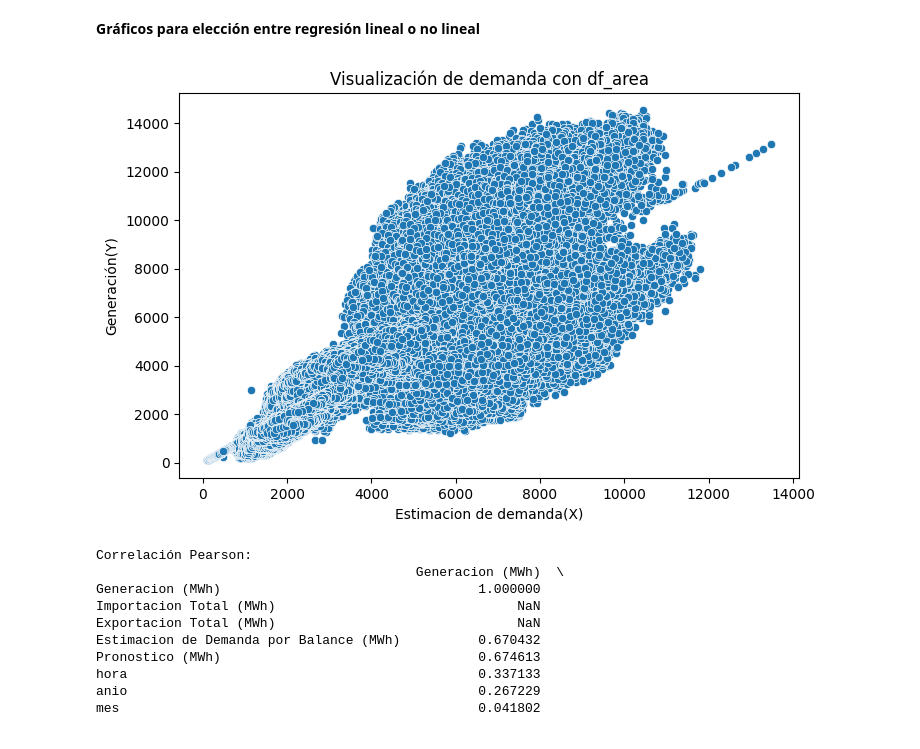
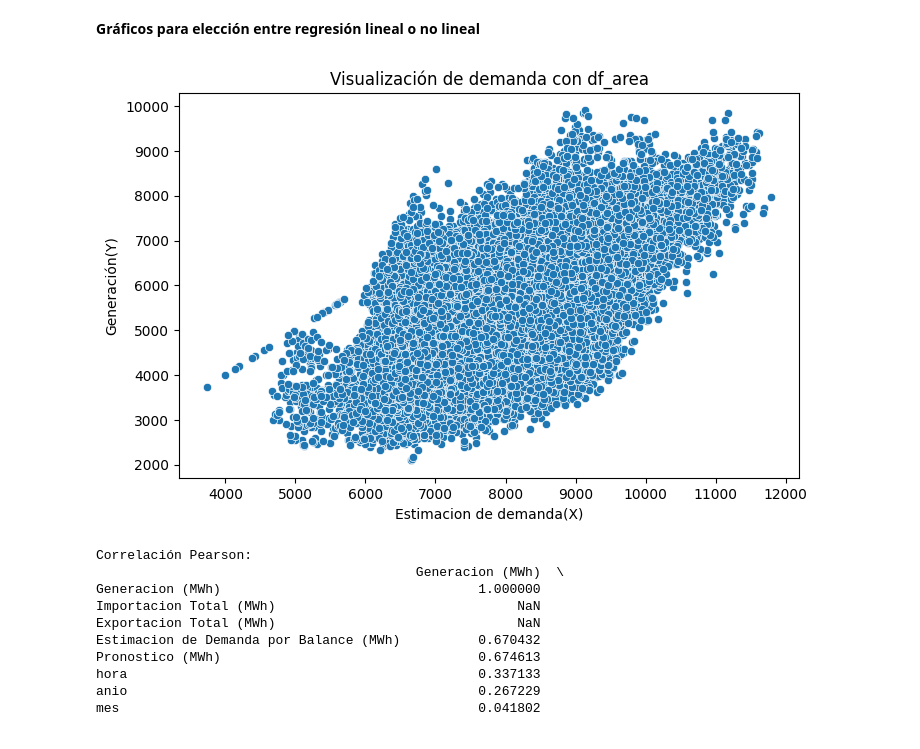
Before and after one commit to UlisesACC/Modelado-Predictivo, a Jupyter notebook: regresion/EDA.ipynb, the cells around one changed output. Drawn from its saved outputs; the diff is of its cells as text; code cells hidden in the pictures.

```diff
--- a/regresion/EDA.ipynb
+++ b/regresion/EDA.ipynb
@@ -641,21 +641,21 @@ Index(['Sistema', 'Area', 'Generacion (MWh)', 'Importacion Total (MWh)',
 # %%
 import matplotlib.pyplot as plt
 import seaborn as sns
 
 def graficar_dispersion(x, y):
     plt.figure(figsize=(8, 5))
     sns.scatterplot(x=x, y=y)
     plt.title("Visualización de demanda con df_area")
     plt.xlabel("Estimacion de demanda(X)")
     plt.ylabel("Generación(Y)")
     plt.show()
 
-x = df["Estimacion de Demanda por Balance (MWh)"]
-y = df["Generacion (MWh)"]
+x = df_area["Estimacion de Demanda por Balance (MWh)"]
+y = df_area["Generacion (MWh)"]
 
 graficar_dispersion(x, y)
 # %% [output]
-[figure, old version]
+[figure, new version]
 # %%
 ##Comparación entre pearson y spearman
 import numpy as np
```
